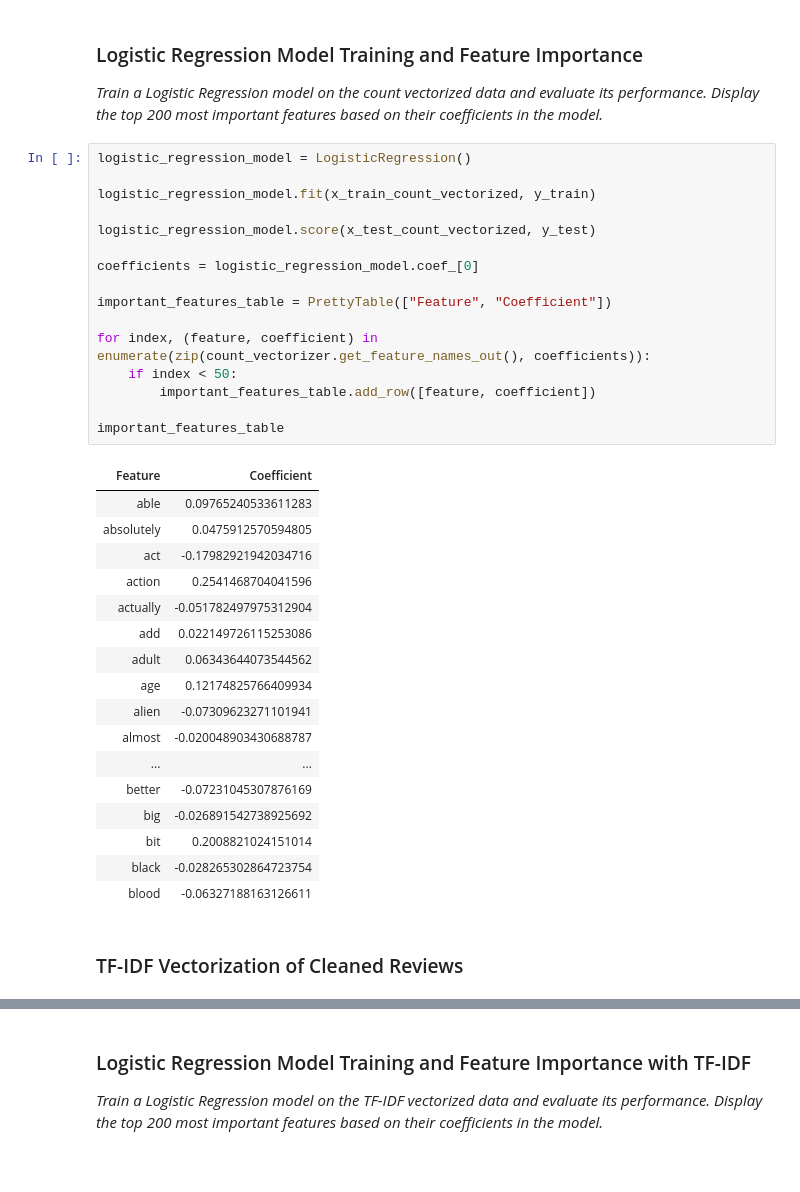
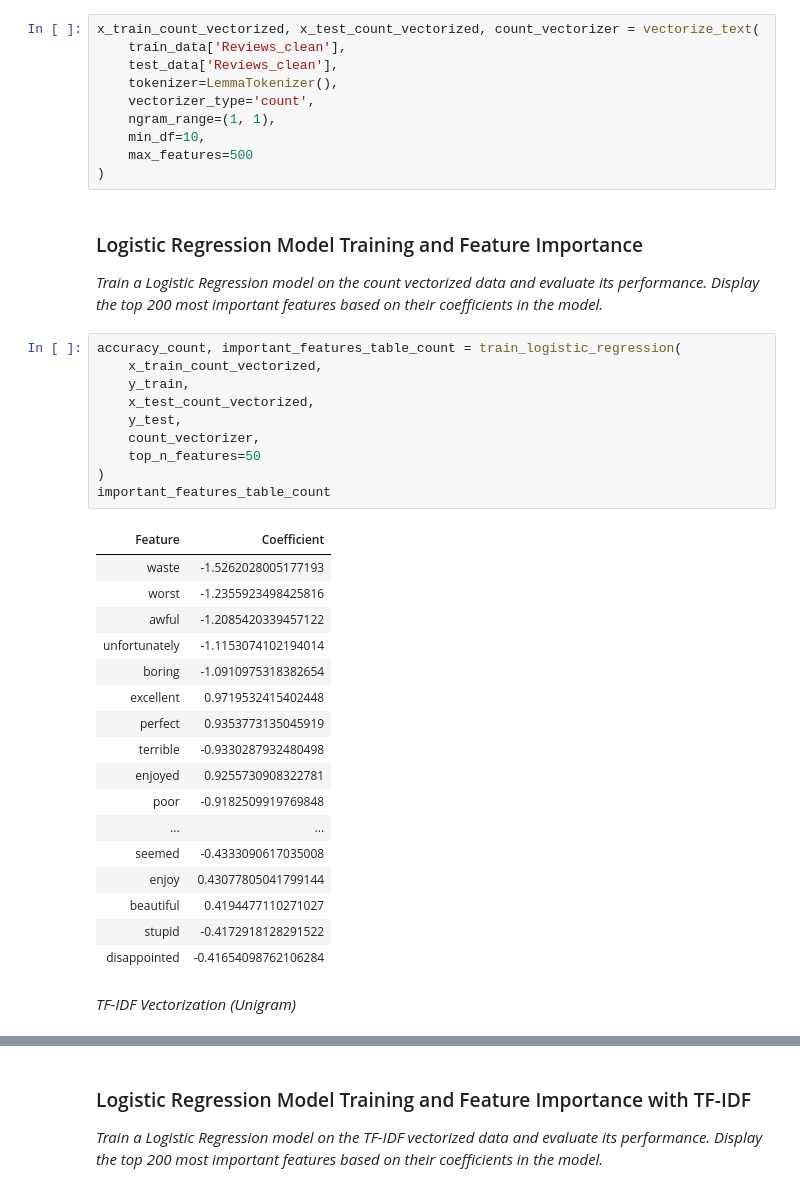
Before and after one commit to Danitilahun/Sentiment-Analysis, a Jupyter notebook: Feature_Engineering_and_Feature_Selection_for_Sentiment_Analyzer.ipynb, the cells around one changed output, grey strips where cells are left out. Cells and saved outputs as stored; diff of their text form; blank space fills up the shorter version.

Commit message:
# Testing Logistic Regression with Count and TF-IDF Vectorizers: Unigrams

```diff
--- a/Feature_Engineering_and_Feature_Selection_for_Sentiment_Analyzer.ipynb
+++ b/Feature_Engineering_and_Feature_Selection_for_Sentiment_Analyzer.ipynb
@@ -477,40 +538,44 @@ x_test_count_vectorized = count_vectorizer.transform(test_data['Reviews_clean'])
+# %%
+x_train_count_vectorized, x_test_count_vectorized, count_vectorizer = vectorize_text(
+    train_data['Reviews_clean'],
+    test_data['Reviews_clean'],
+    tokenizer=LemmaTokenizer(),
+    vectorizer_type='count',
+    ngram_range=(1, 1),
+    min_df=10,
+    max_features=500
+)
 # %% [markdown]
 ### Logistic Regression Model Training and Feature Importance
 
 *Train a Logistic Regression model on the count vectorized data and evaluate its performance. Display the top 200 most important features based on their coefficients in the model.*
-# %%
-logistic_regression_model = LogisticRegression()
-
-logistic_regression_model.fit(x_train_count_vectorized, y_train)
-
-logistic_regression_model.score(x_test_count_vectorized, y_test)
-
-coefficients = logistic_regression_model.coef_[0]
-
-important_features_table = PrettyTable(["Feature", "Coefficient"])
-
-for index, (feature, coefficient) in enumerate(zip(count_vectorizer.get_feature_names_out(), coefficients)):
-    if index < 50:
-        important_features_table.add_row([feature, coefficient])
-
-important_features_table
-# %% [output]
-| Feature | Coefficient |
-| able | 0.09765240533611283 |
-| absolutely | 0.0475912570594805 |
-| act | -0.17982921942034716 |
-| action | 0.2541468704041596 |
-| actually | -0.051782497975312904 |
-| add | 0.022149726115253086 |
-| adult | 0.06343644073544562 |
-| age | 0.12174825766409934 |
-| alien | -0.07309623271101941 |
-| almost | -0.020048903430688787 |
-| ... | ... |
-| better | -0.07231045307876169 |
-| big | -0.026891542738925692 |
-| bit | 0.2008821024151014 |
-| black | -0.028265302864723754 |
-| blood | -0.06327188163126611 |
+# %%
+accuracy_count, important_features_table_count = train_logistic_regression(
+    x_train_count_vectorized,
+    y_train,
+    x_test_count_vectorized,
+    y_test,
+    count_vectorizer,
+    top_n_features=50
+)
+important_features_table_count
+# %% [output]
+| Feature | Coefficient |
+| waste | -1.5262028005177193 |
+| worst | -1.2355923498425816 |
+| awful | -1.2085420339457122 |
+| unfortunately | -1.1153074102194014 |
+| boring | -1.0910975318382654 |
+| excellent | 0.9719532415402448 |
+| perfect | 0.9353773135045919 |
+| terrible | -0.9330287932480498 |
+| enjoyed | 0.9255730908322781 |
+| poor | -0.9182509919769848 |
+| ... | ... |
+| seemed | -0.4333090617035008 |
+| enjoy | 0.43077805041799144 |
+| beautiful | 0.4194477110271027 |
+| stupid | -0.4172918128291522 |
+| disappointed | -0.41654098762106284 |
 # %% [markdown]
-### TF-IDF Vectorization of Cleaned Reviews
+*TF-IDF Vectorization (Unigram)*
```
Also changed, not shown: parts of 9 cells of this notebook.
